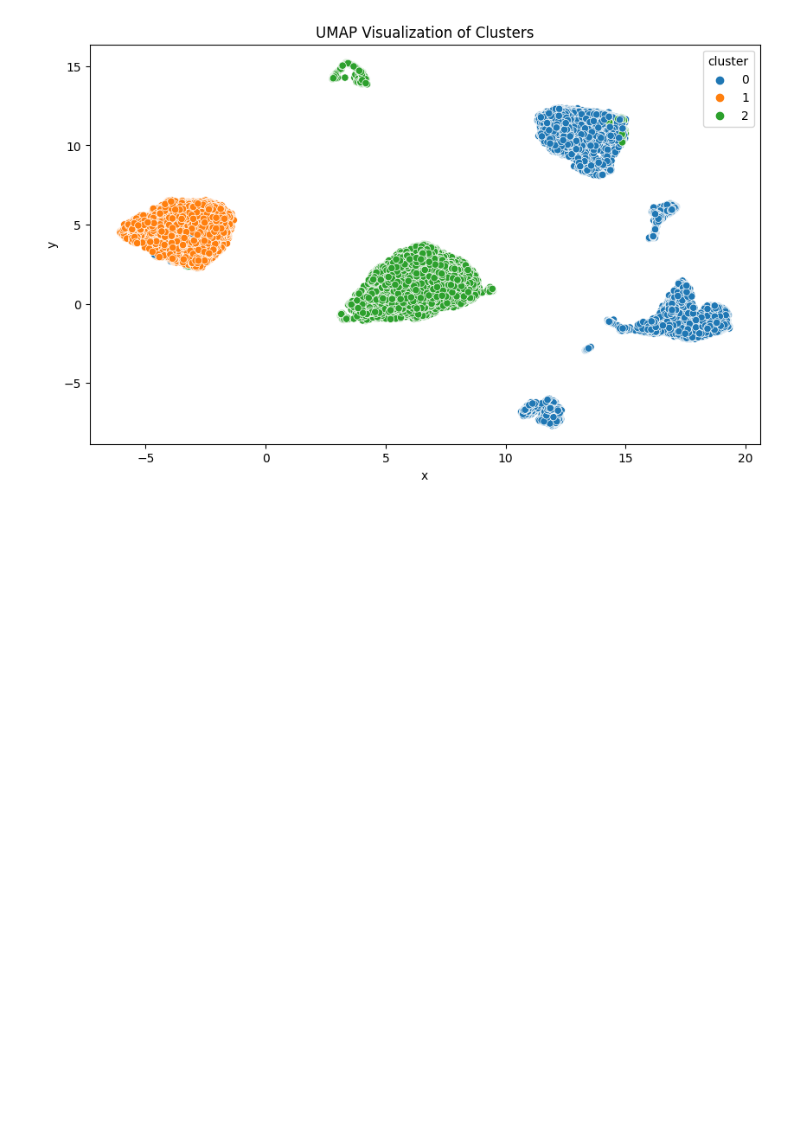
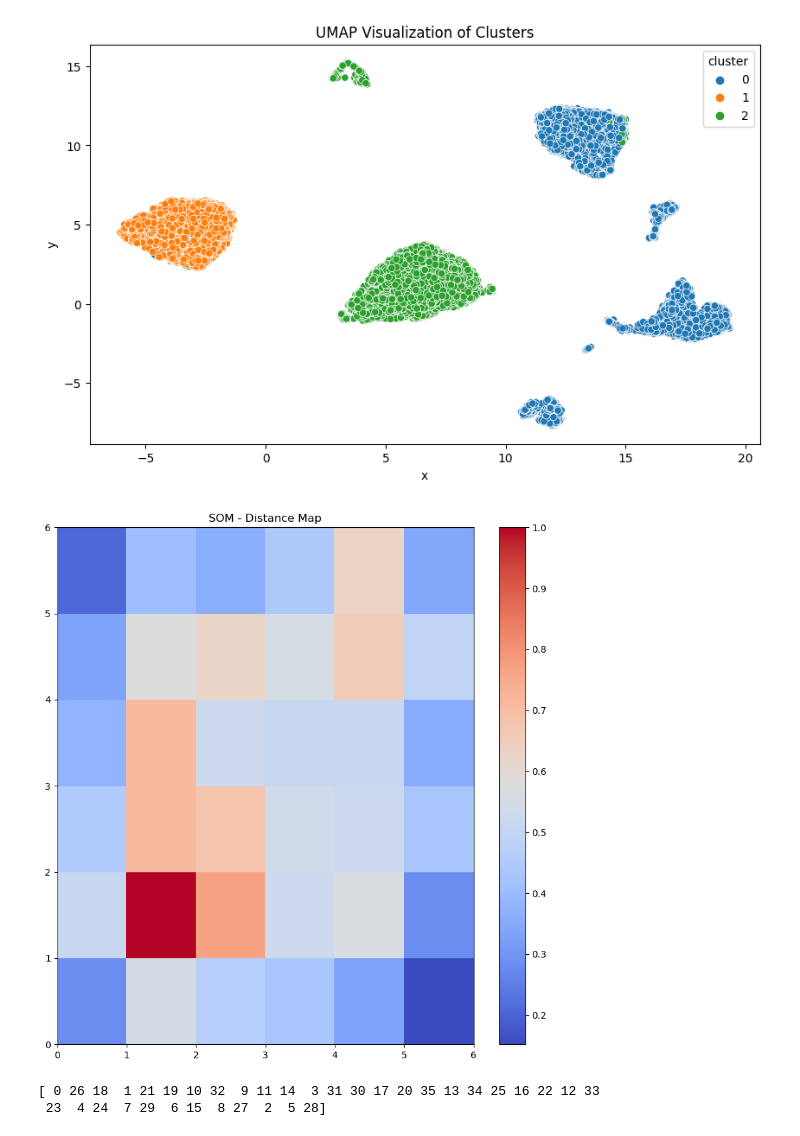
Before and after one commit to master-boda/Client-Segmentation-with-U-MAP-Embedding, a Jupyter notebook: src/modeling/modeling_notebook.ipynb, the cells around one changed output. Saved outputs shown, nothing was run; the diff lists cells and outputs as text; code cells hidden in the pictures; blank space fills up the shorter version.

```diff
--- a/src/modeling/modeling_notebook.ipynb
+++ b/src/modeling/modeling_notebook.ipynb
@@ -141,3 +155,13 @@ customer_info_noencode_labeled_outliers = append_kmeans_clusters(customer_info_n
 plot_umap_clusters(customer_info_noencode_labeled_outliers)
 # %% [output]
 [figure]
+# %%
+coco = train_and_plot_som(latent_rep_scaled)
+# %% [output]
+[figure, added]
+# %%
+distinct_values = coco['cluster'].unique()
+print(distinct_values)
+# %% [output]
+[ 0 26 18  1 21 19 10 32  9 11 14  3 31 30 17 20 35 13 34 25 16 22 12 33
+ 23  4 24  7 29  6 15  8 27  2  5 28]
```
Also changed, not shown: parts of 5 cells of this notebook, 1 other file.
